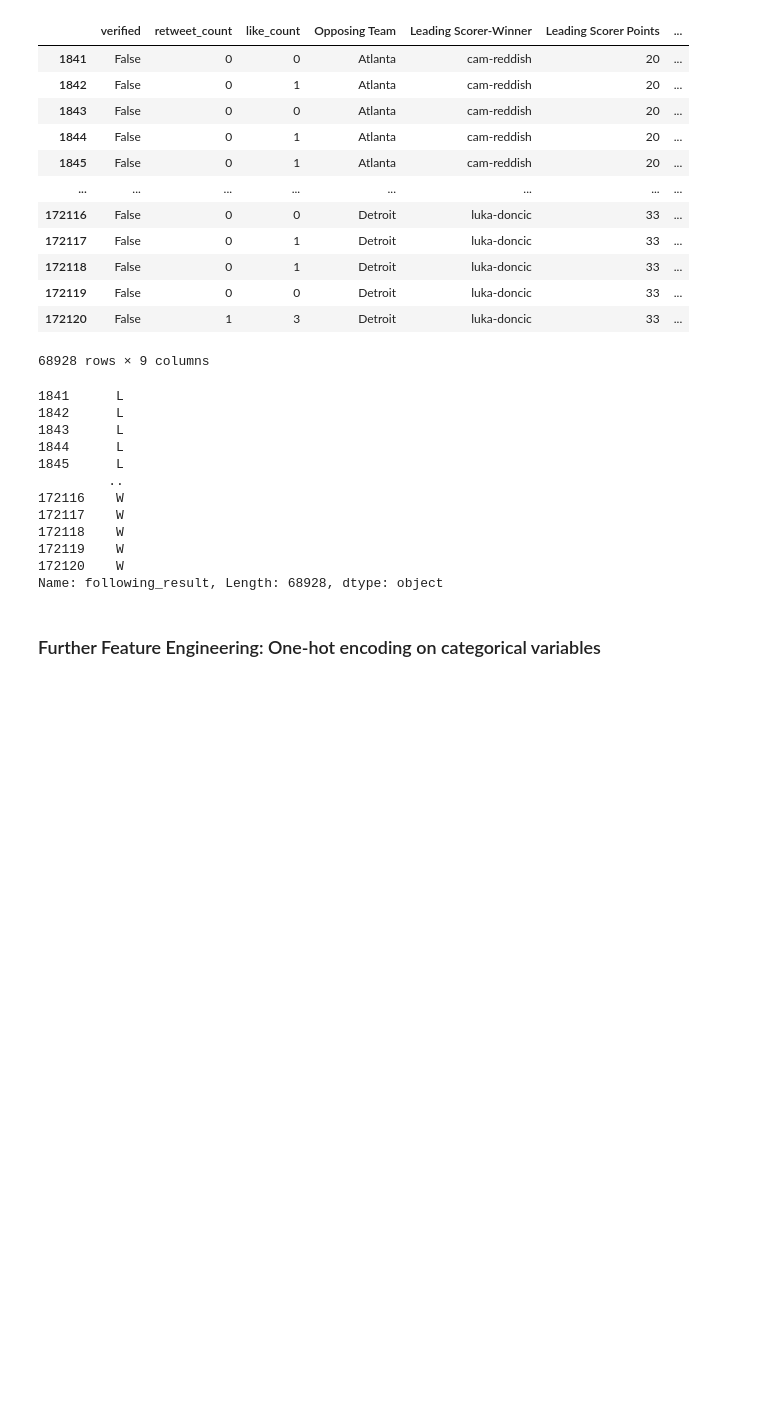
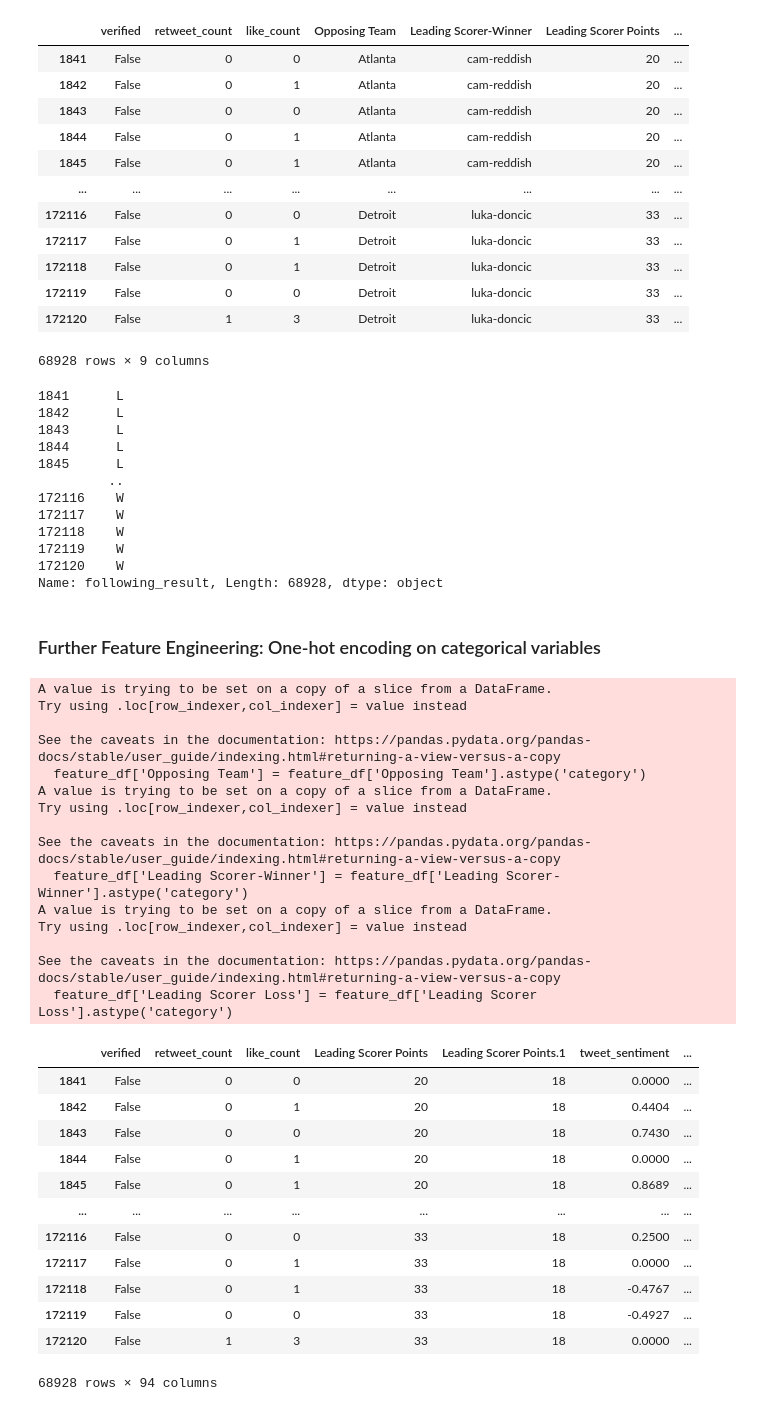
Before and after one commit to alchemicHen/twitter_nba_project, a Jupyter notebook: model_selection.ipynb, the cells around one changed output. Drawn from its saved outputs; the diff is of its cells as text; code cells hidden in the pictures; blank space fills up the shorter version.

```diff
--- a/model_selection.ipynb
+++ b/model_selection.ipynb
@@ -150,3 +150,40 @@ label_df
 Name: following_result, Length: 68928, dtype: object
 # %% [markdown]
 ### Further Feature Engineering: One-hot encoding on categorical variables
+# %%
+from sklearn.preprocessing import OneHotEncoder
+
+feature_df['Opposing Team'] = feature_df['Opposing Team'].astype('category')
+feature_df['Leading Scorer-Winner'] = feature_df['Leading Scorer-Winner'].astype('category')
+feature_df['Leading Scorer Loss'] = feature_df['Leading Scorer Loss'].astype('category')
+feature_df = pd.get_dummies(feature_df)
+feature_df
+# %% [output]
+A value is trying to be set on a copy of a slice from a DataFrame.
+Try using .loc[row_indexer,col_indexer] = value instead
+
+See the caveats in the documentation: https://pandas.pydata.org/pandas-docs/stable/user_guide/indexing.html#returning-a-view-versus-a-copy
+  feature_df['Opposing Team'] = feature_df['Opposing Team'].astype('category')
+A value is trying to be set on a copy of a slice from a DataFrame.
+Try using .loc[row_indexer,col_indexer] = value instead
+
+See the caveats in the documentation: https://pandas.pydata.org/pandas-docs/stable/user_guide/indexing.html#returning-a-view-versus-a-copy
+  feature_df['Leading Scorer-Winner'] = feature_df['Leading Scorer-Winner'].astype('category')
+A value is trying to be set on a copy of a slice from a DataFrame.
+Try using .loc[row_indexer,col_indexer] = value instead
+
+See the caveats in the documentation: https://pandas.pydata.org/pandas-docs/stable/user_guide/indexing.html#returning-a-view-versus-a-copy
+  feature_df['Leading Scorer Loss'] = feature_df['Leading Scorer Loss'].astype('category')
+|  | verified | retweet_count | like_count | Leading Scorer Points | Leading Scorer Points.1 | tweet_sentiment | ... |
+| 1841 | False | 0 | 0 | 20 | 18 | 0.0000 | ... |
+| 1842 | False | 0 | 1 | 20 | 18 | 0.4404 | ... |
+| 1843 | False | 0 | 0 | 20 | 18 | 0.7430 | ... |
+| 1844 | False | 0 | 1 | 20 | 18 | 0.0000 | ... |
+| 1845 | False | 0 | 1 | 20 | 18 | 0.8689 | ... |
+| ... | ... | ... | ... | ... | ... | ... | ... |
+| 172116 | False | 0 | 0 | 33 | 18 | 0.2500 | ... |
+| 172117 | False | 0 | 1 | 33 | 18 | 0.0000 | ... |
+| 172118 | False | 0 | 1 | 33 | 18 | -0.4767 | ... |
+| 172119 | False | 0 | 0 | 33 | 18 | -0.4927 | ... |
+| 172120 | False | 1 | 3 | 33 | 18 | 0.0000 | ... |
+68928 rows × 94 columns
```
Also changed, not shown: parts of 10 cells of this notebook.
